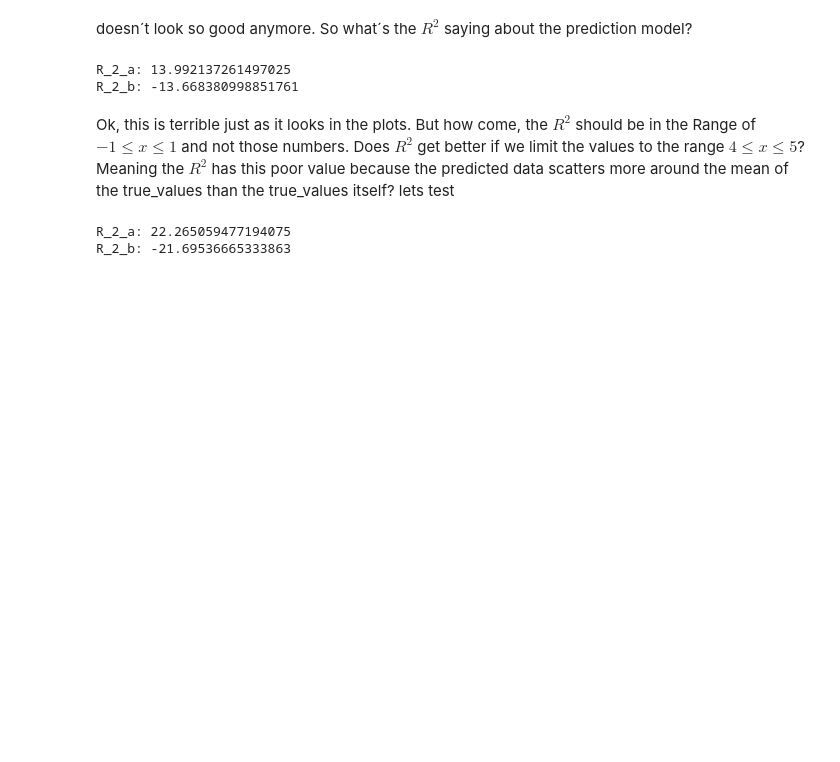
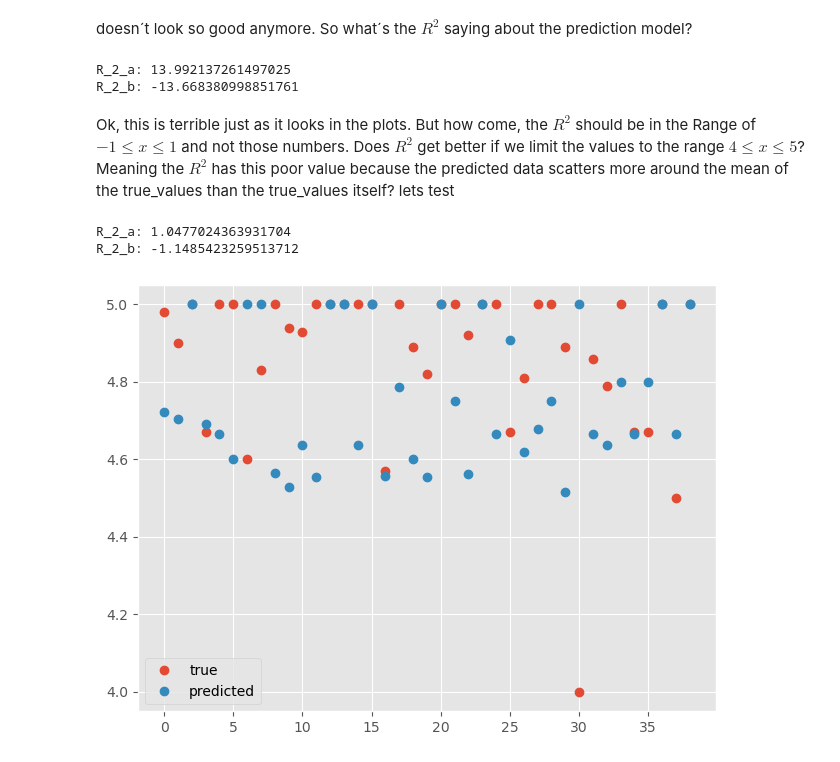
Before and after one commit to julianstar88/Data_Science, a Jupyter notebook: Statistics/r_2_value.ipynb, the cells around one changed output. Saved outputs shown, nothing was run; the diff lists cells and outputs as text; code cells hidden in the pictures; blank space fills up the shorter version.

```diff
--- a/Statistics/r_2_value.ipynb
+++ b/Statistics/r_2_value.ipynb
@@ -92,11 +92,20 @@ R_2_b: -13.668380998851761
 # %% [markdown]
 Ok, this is terrible just as it looks in the plots. But how come, the $R^2$ should be in the Range of $-1 \le x \le 1$ and not those numbers. Does $R^2$ get better if we limit the values to the range $4 \le x \le 5$? Meaning the $R^2$ has this poor value because the predicted data scatters more around the mean of the true_values than the true_values itself? lets test
 # %%
-plot_2 = plot_1[plot_1["true_vals"] > 4.5]
+plot_2 = plot_1[plot_1["spacy_predict"] > 4.5]
+x = list(range(plot_2.shape[0]))
 true_vals = plot_2["true_vals"].to_numpy()
 predicted_vals = plot_2["spacy_predict"].to_numpy()
 print(f"R_2_a: {R_2_a(true_vals, predicted_vals)}")
 print(f"R_2_b: {R_2_b(true_vals, predicted_vals)}")
+
+fig, ax = plt.subplots()
+make_plot(ax, plot_2, xaxis=x, yaxis="true_vals", label="true")
+make_plot(ax, plot_2, xaxis=x, yaxis="spacy_predict", label="predicted")
+ax.legend()
+fig.tight_layout()
+plt.show()
 # %% [output]
-R_2_a: 22.265059477194075
-R_2_b: -21.69536665333863
+R_2_a: 1.0477024363931704
+R_2_b: -1.1485423259513712
+[figure, added]
```
Also changed, not shown: 1 other file.
